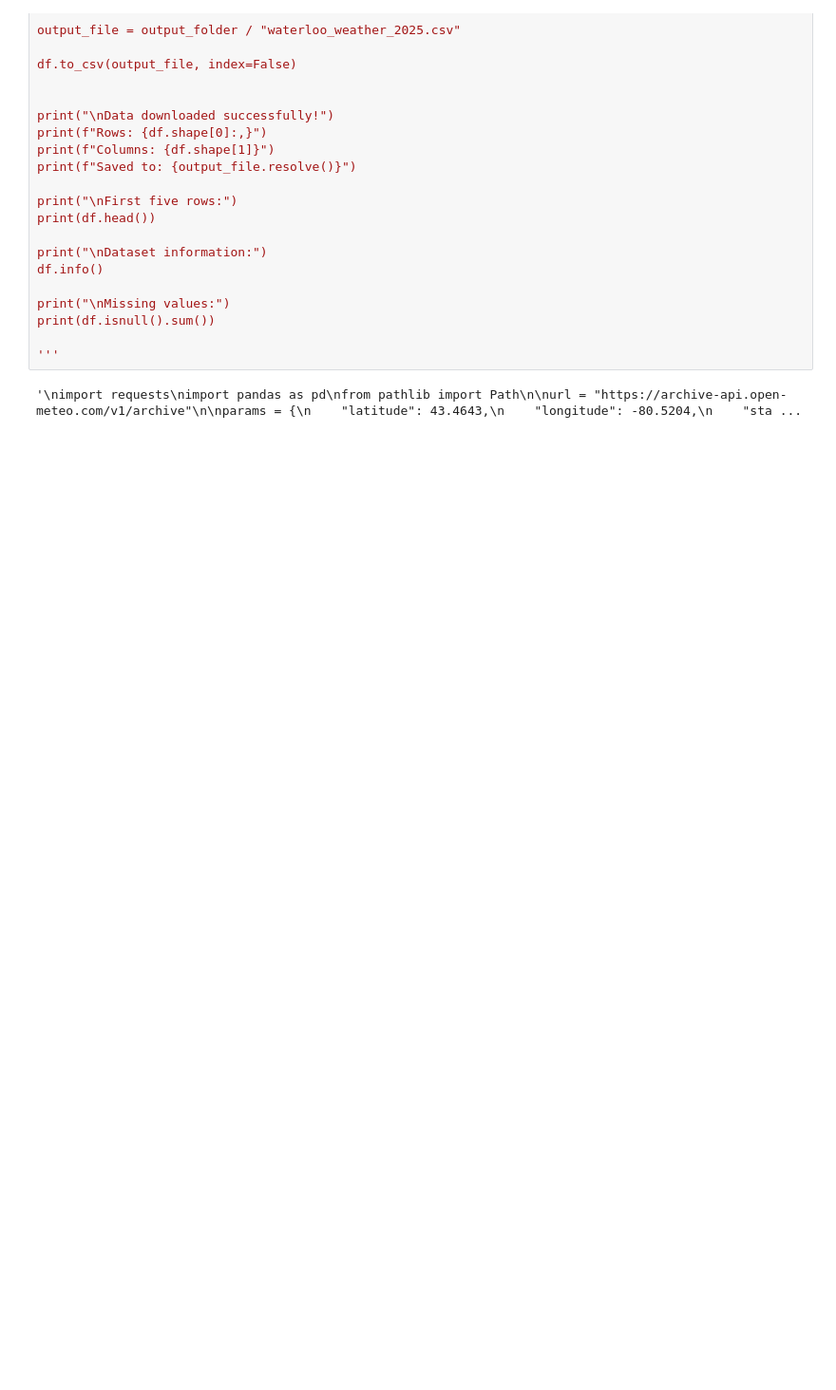
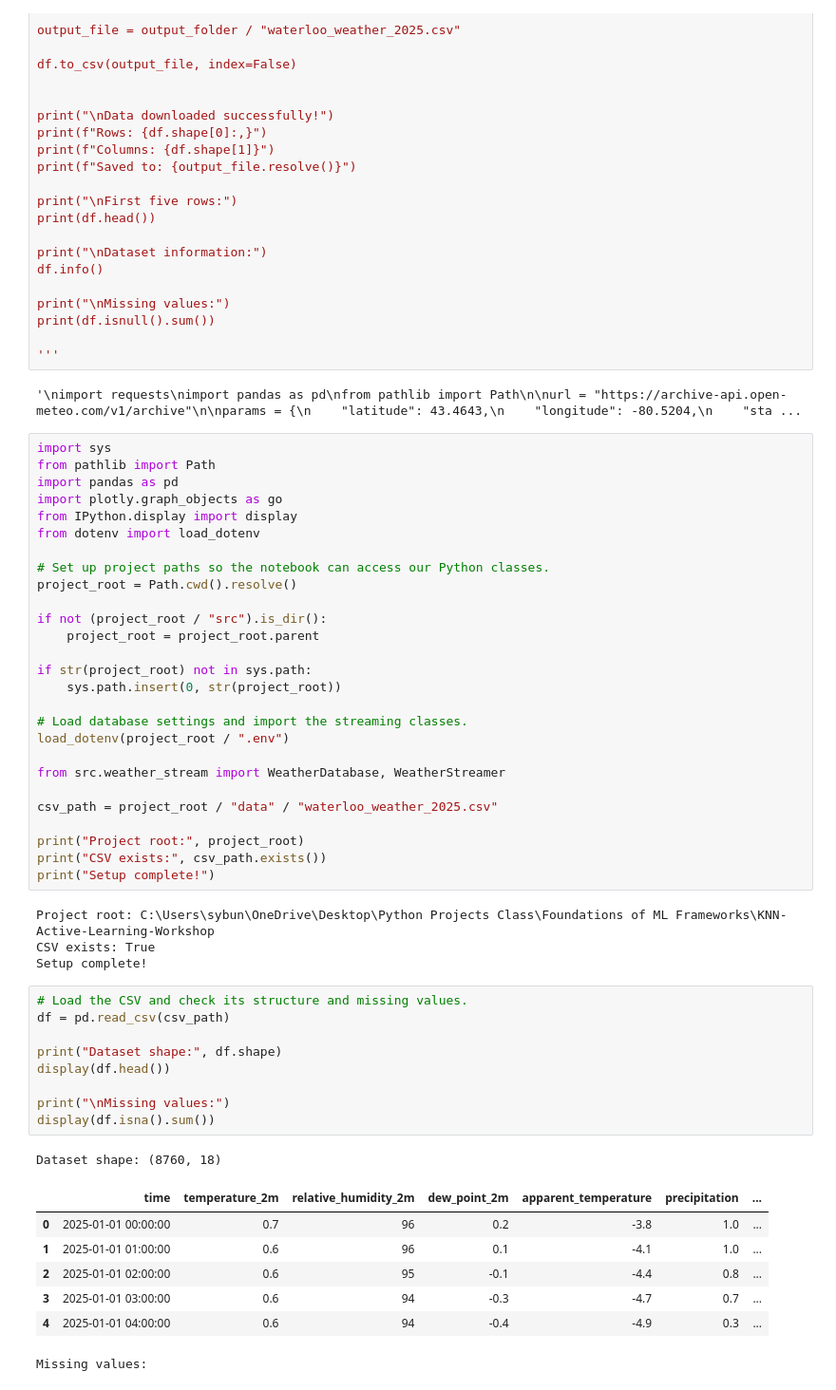
Before and after one commit to kinghighshow/KNN-Active-Learning-Workshop, a Jupyter notebook: KNN_Notebook.ipynb, the cells around one changed output. Shown at 95% size. Cells and saved outputs as stored; diff of their text form; blank space fills up the shorter version.

```diff
--- a/KNN_Notebook.ipynb
+++ b/KNN_Notebook.ipynb
@@ -78,3 +78,52 @@ print(df.isnull().sum())
 '''
 # %% [output]
 '\nimport requests\nimport pandas as pd\nfrom pathlib import Path\n\nurl = "https://archive-api.open-meteo.com/v1/archive"\n\nparams = {\n    "latitude": 43.4643,\n    "longitude": -80.5204,\n    "sta ...
+# %%
+import sys
+from pathlib import Path
+import pandas as pd
+import plotly.graph_objects as go
+from IPython.display import display
+from dotenv import load_dotenv
+
+# Set up project paths so the notebook can access our Python classes.
+project_root = Path.cwd().resolve()
+
+if not (project_root / "src").is_dir():
+    project_root = project_root.parent
+
+if str(project_root) not in sys.path:
+    sys.path.insert(0, str(project_root))
+
+# Load database settings and import the streaming classes.
+load_dotenv(project_root / ".env")
+
+from src.weather_stream import WeatherDatabase, WeatherStreamer
+
+csv_path = project_root / "data" / "waterloo_weather_2025.csv"
+
+print("Project root:", project_root)
+print("CSV exists:", csv_path.exists())
+print("Setup complete!")
+# %% [output]
+Project root: C:\Users\sybun\OneDrive\Desktop\Python Projects Class\Foundations of ML Frameworks\KNN-Active-Learning-Workshop
+CSV exists: True
+Setup complete!
+# %%
+# Load the CSV and check its structure and missing values.
+df = pd.read_csv(csv_path)
+
+print("Dataset shape:", df.shape)
+display(df.head())
+
+print("\nMissing values:")
+display(df.isna().sum())
+# %% [output]
+Dataset shape: (8760, 18)
+|  | time | temperature_2m | relative_humidity_2m | dew_point_2m | apparent_temperature | precipitation | ... |
+| 0 | 2025-01-01 00:00:00 | 0.7 | 96 | 0.2 | -3.8 | 1.0 | ... |
+| 1 | 2025-01-01 01:00:00 | 0.6 | 96 | 0.1 | -4.1 | 1.0 | ... |
+| 2 | 2025-01-01 02:00:00 | 0.6 | 95 | -0.1 | -4.4 | 0.8 | ... |
+| 3 | 2025-01-01 03:00:00 | 0.6 | 94 | -0.3 | -4.7 | 0.7 | ... |
+| 4 | 2025-01-01 04:00:00 | 0.6 | 94 | -0.4 | -4.9 | 0.3 | ... |
+Missing values:
```
Also changed, not shown: parts of 4 cells of this notebook, 2 other files.
